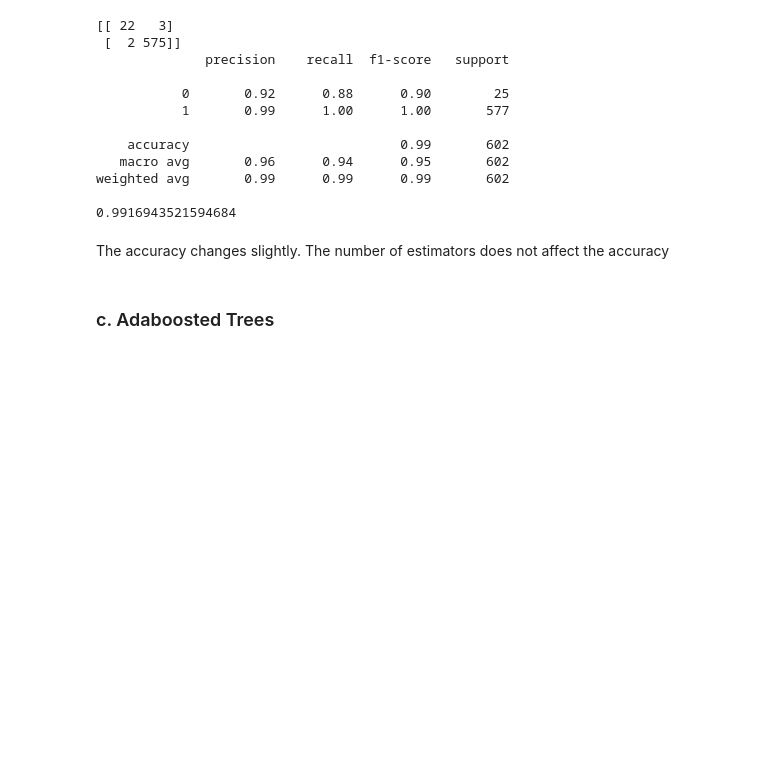
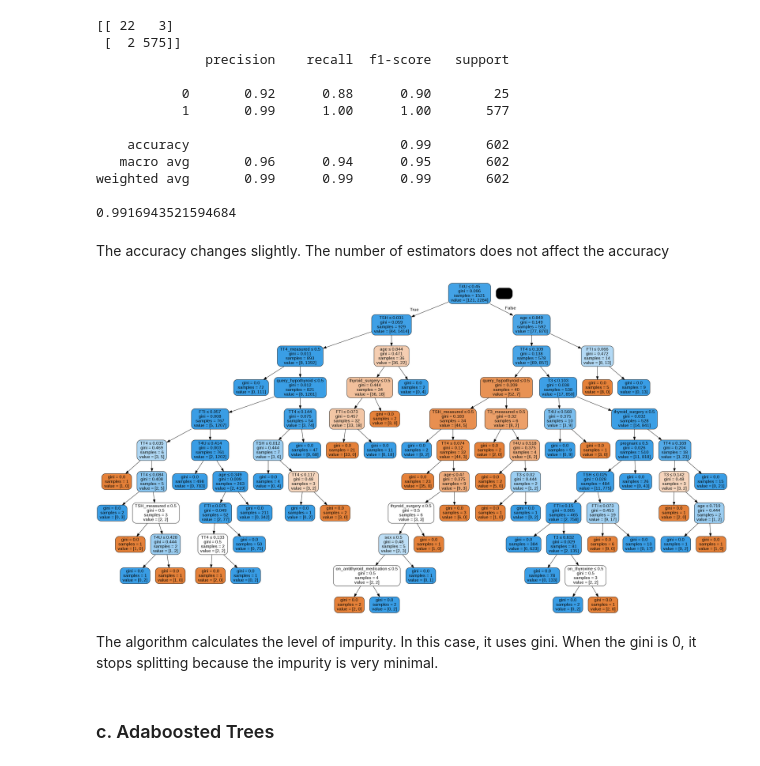
Before and after one commit to billiahkerubo1/Nairobi-Hospital-Hypothyroid-Analysis, a Jupyter notebook: Nairobi_Hospital_Hypothyroid_Analysis_Week8.ipynb, the cells around one changed output. Cells and saved outputs as stored; diff of their text form; code cells hidden in the pictures; blank space fills up the shorter version.

```diff
--- a/Nairobi_Hospital_Hypothyroid_Analysis_Week8.ipynb
+++ b/Nairobi_Hospital_Hypothyroid_Analysis_Week8.ipynb
@@ -642,6 +642,27 @@ weighted avg       0.99      0.99      0.99       602
 0.9916943521594684
 # %% [markdown]
 The accuracy changes slightly. The number of estimators does not affect the accuracy
+# %%
+# Extracting a sample of trees from the forest
+from sklearn.tree import export_graphviz
+from six import StringIO
+from IPython.display import Image
+import pydotplus
+
+dot_data = StringIO()
+# pick a specific tree from the forest
+tree = classifier.estimators_[0]
+
+export_graphviz(tree, out_file=dot_data,
+                filled=True, rounded=True,
+                special_characters=True,feature_names = X.columns)
+graph = pydotplus.graph_from_dot_data(dot_data.getvalue())
+graph.write_png('Hypothyroid_forest.png')
+Image(graph.create_png())
+# %% [output]
+[figure, added]
+# %% [markdown]
+The algorithm calculates the level of impurity. In this case, it uses gini. When the gini is 0, it stops splitting because the impurity is very minimal.
 # %% [markdown]
 ### c. Adaboosted Trees
 # %% [markdown]
```
Also changed, not shown: parts of 2 cells of this notebook.
